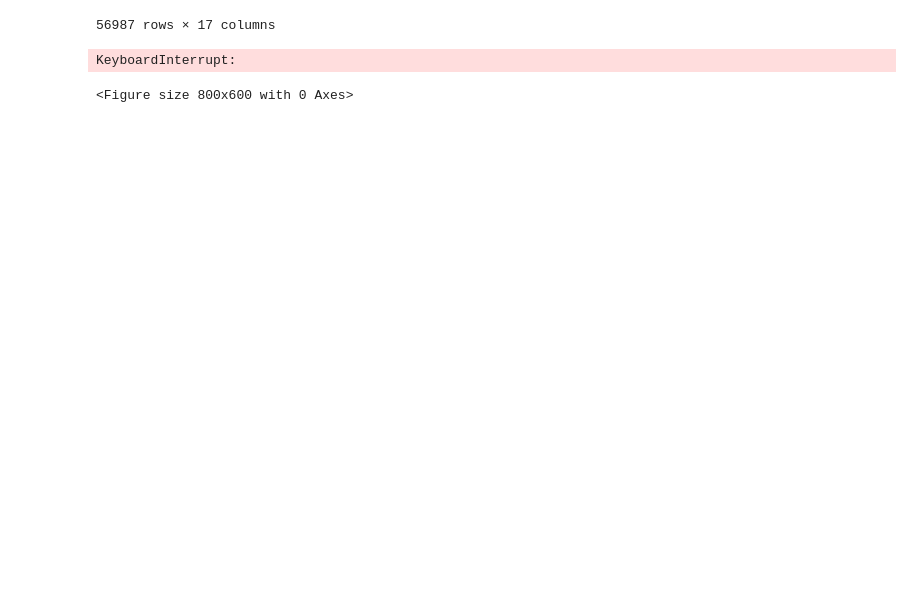
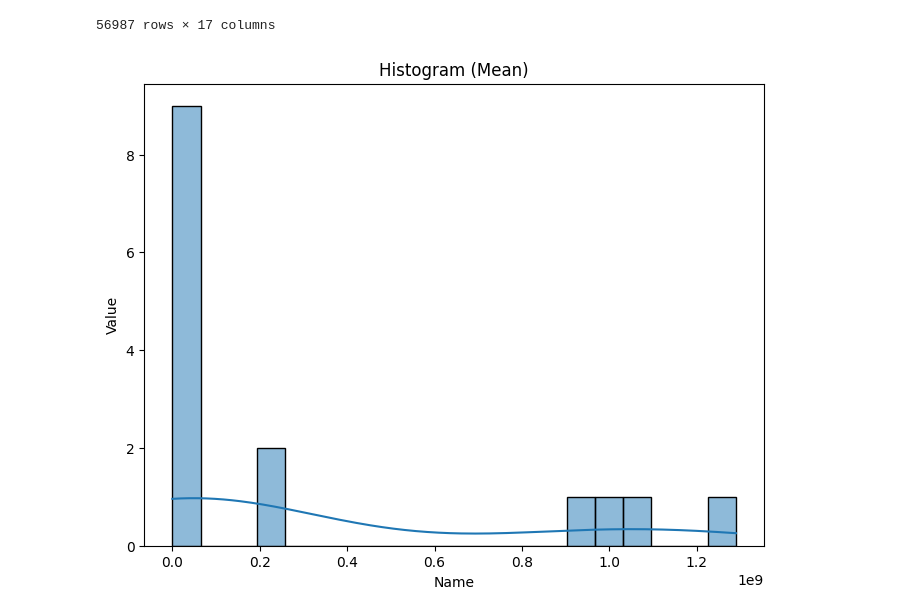
Before and after one commit to is-leeroy-jenkins/Mathy, a Jupyter notebook: ipynb/calculator.ipynb, the cells around one changed output. Drawn from its saved outputs; the diff is of its cells as text; code cells hidden in the pictures; blank space fills up the shorter version.

```diff
--- a/ipynb/calculator.ipynb
+++ b/ipynb/calculator.ipynb
@@ -70,7 +70,6 @@ Balances Dataset
 # %%
 ds = Dataset( df = df_data, target = 'AgencyName' )
 # %%
-ds.create_histogram( )
+ds.show_histogram( )
 # %% [output]
-KeyboardInterrupt:
-<Figure size 800x600 with 0 Axes>
+[figure, added]
```
Also changed, not shown: parts of 1 cell of this notebook, 1 other file.
